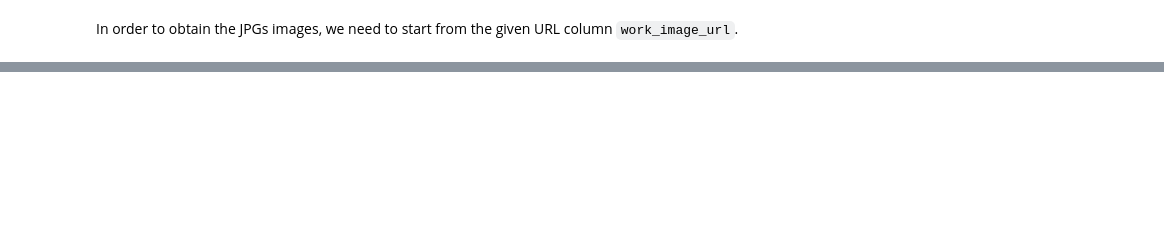
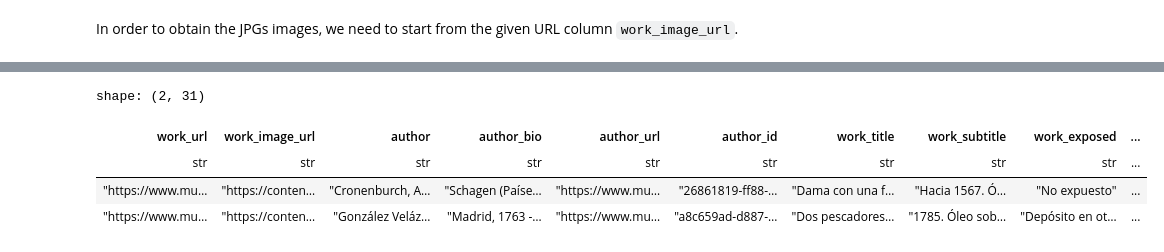
Before and after one commit to giordanovitale/Prado-Museum-CNN, a Jupyter notebook: Prado_Artists.ipynb, the cells around one changed output, grey strips where cells are left out. Cells and saved outputs as stored; diff of their text form; code cells hidden in the pictures; blank space fills up the shorter version.

```diff
--- a/Prado_Artists.ipynb
+++ b/Prado_Artists.ipynb
@@ -10,6 +10,8 @@
 # 0 - Load the necessary libraries
 # %% [markdown]
 Dataset Source: https://www.kaggle.com/datasets/maparla/prado-museum-pictures
+# %%
+pd.set_option('display.max_columns', None)
 # %%
 import pandas as pd
 import numpy as np
@@ -104,0 +139,5 @@ Name: count, dtype: int64
+# %%
+df = df[df['technical_sheet_tecnica'].isin(['Óleo',
+                                            'Acuñación',
+                                            'Esculpido',
+                                            'Lápiz compuesto'])]
@@ -123,0 +177,11 @@ Name: work_id, Length: 13487, dtype: object
+# %%
+import polars as pl
+df = pl.DataFrame(df)
+# %%
+df.head(2)
+# %% [output]
+shape: (2, 31)
+| work_url | work_image_url | author | author_bio | author_url | author_id | work_title | work_subtitle | work_exposed | ... |
+| str | str | str | str | str | str | str | str | str | ... |
+| "https://www.mu… | "https://conten… | "Cronenburch, A… | "Schagen (Paíse… | "https://www.mu… | "26861819-ff88-… | "Dama con una f… | "Hacia 1567. Ó… | "No expuesto" | ... |
+| "https://www.mu… | "https://conten… | "González Veláz… | "Madrid, 1763 -… | "https://www.mu… | "a8c659ad-d887-… | "Dos pescadores… | "1785. Óleo sob… | "Depósito en ot… | ... |
```
Also changed, not shown: parts of 18 cells of this notebook.
